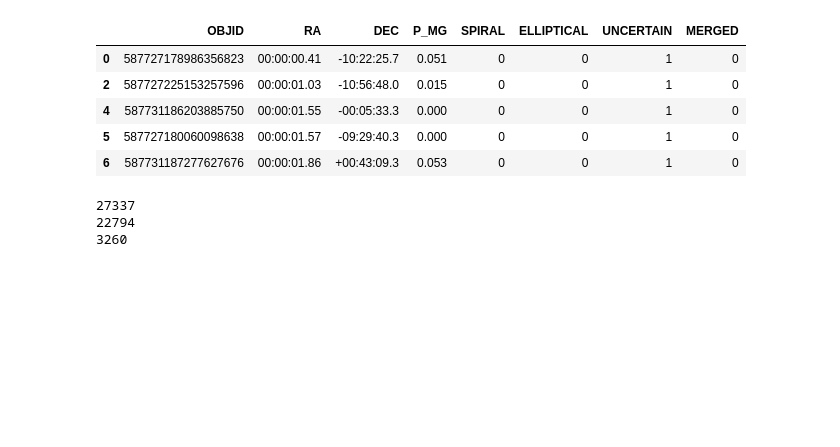
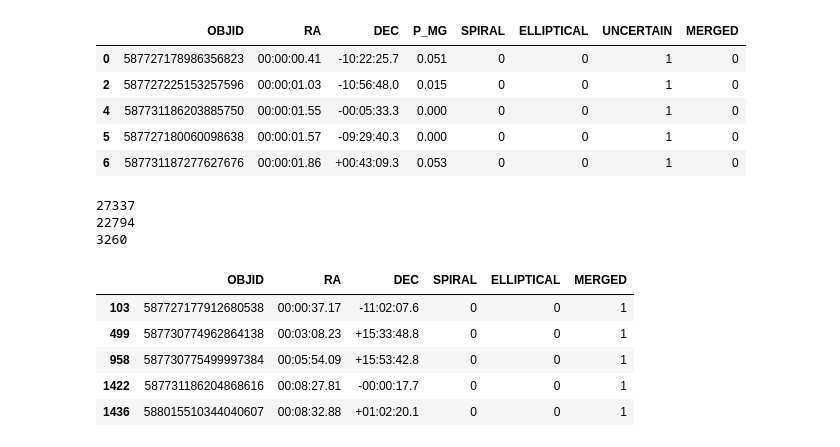
Before and after one commit to MattiasEyh/Galaxies-Classification-CNN, a Jupyter notebook: Pre-processing/Galaxy_zoo_datas_pre-processing.ipynb, the cells around one changed output. Saved outputs shown, nothing was run; the diff lists cells and outputs as text; code cells hidden in the pictures; blank space fills up the shorter version.

```diff
--- a/Pre-processing/Galaxy_zoo_datas_pre-processing.ipynb
+++ b/Pre-processing/Galaxy_zoo_datas_pre-processing.ipynb
@@ -210,3 +210,13 @@ for nom in dfShow.columns:
 27337
 22794
 3260
+# %%
+dfMerged = dfWithPreProcess[dfWithPreProcess['MERGED'] == 1]
+dfMerged.head()
+# %% [output]
+|  | OBJID | RA | DEC | SPIRAL | ELLIPTICAL | MERGED |
+| 103 | 587727177912680538 | 00:00:37.17 | -11:02:07.6 | 0 | 0 | 1 |
+| 499 | 587730774962864138 | 00:03:08.23 | +15:33:48.8 | 0 | 0 | 1 |
+| 958 | 587730775499997384 | 00:05:54.09 | +15:53:42.8 | 0 | 0 | 1 |
+| 1422 | 587731186204868616 | 00:08:27.81 | -00:00:17.7 | 0 | 0 | 1 |
+| 1436 | 588015510344040607 | 00:08:32.88 | +01:02:20.1 | 0 | 0 | 1 |
```
Also changed, not shown: parts of 1 cell of this notebook.
